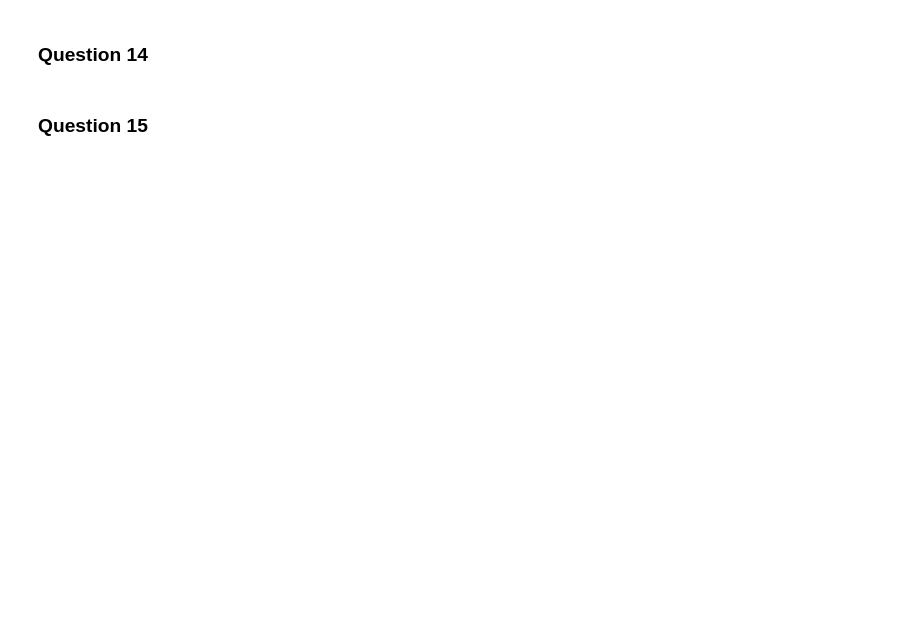
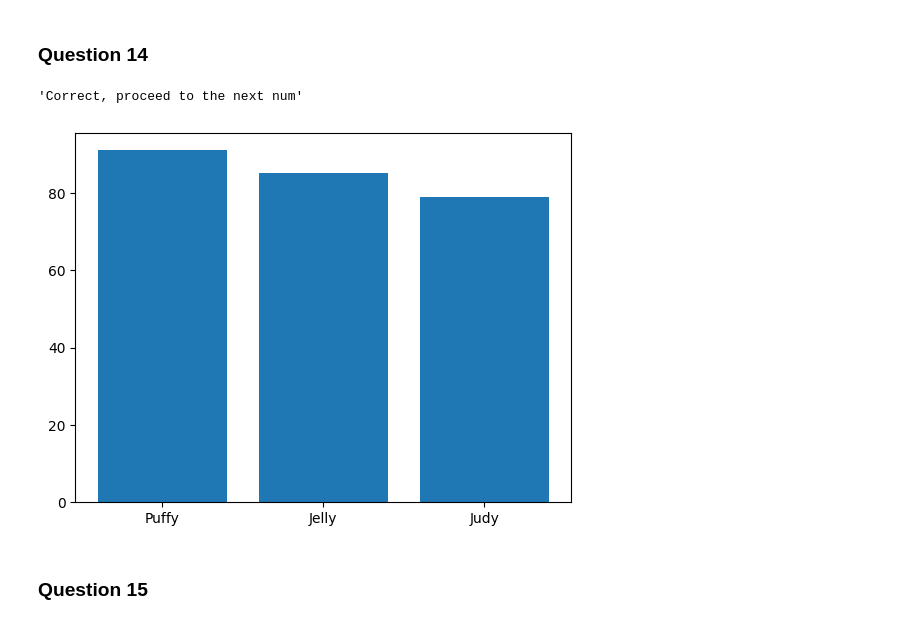
Before and after one commit to sherkaicode/CWTS, a Jupyter notebook: Matplotlib-Exercises.ipynb, the cells around one changed output. Drawn from its saved outputs; the diff is of its cells as text; code cells hidden in the pictures; blank space fills up the shorter version.

```diff
--- a/Matplotlib-Exercises.ipynb
+++ b/Matplotlib-Exercises.ipynb
@@ -209,13 +247,19 @@ checker_ans(answer, num, score)
 # %%
 num = 14
 """
 Plot a bar chart for student scores: names = [Puffy, Jelly, Judy], scores = [91, 85, 79].
-
 """
 
-answer = ""
+def answer():
+    "Answer here (return nothing just plot). Do not plt.show()"
+    names = ["Puffy", "Jelly", "Judy"]
+    scores = [91, 85, 79]
+    plt.bar(names, scores)
 
 checker_ans(answer, num, score)
+# %% [output]
+'Correct, proceed to the next num'
+[figure, added]
 # %% [markdown]
 ### **Question 15**
 # %%
```
Also changed, not shown: parts of 21 cells of this notebook, 1 other file.
